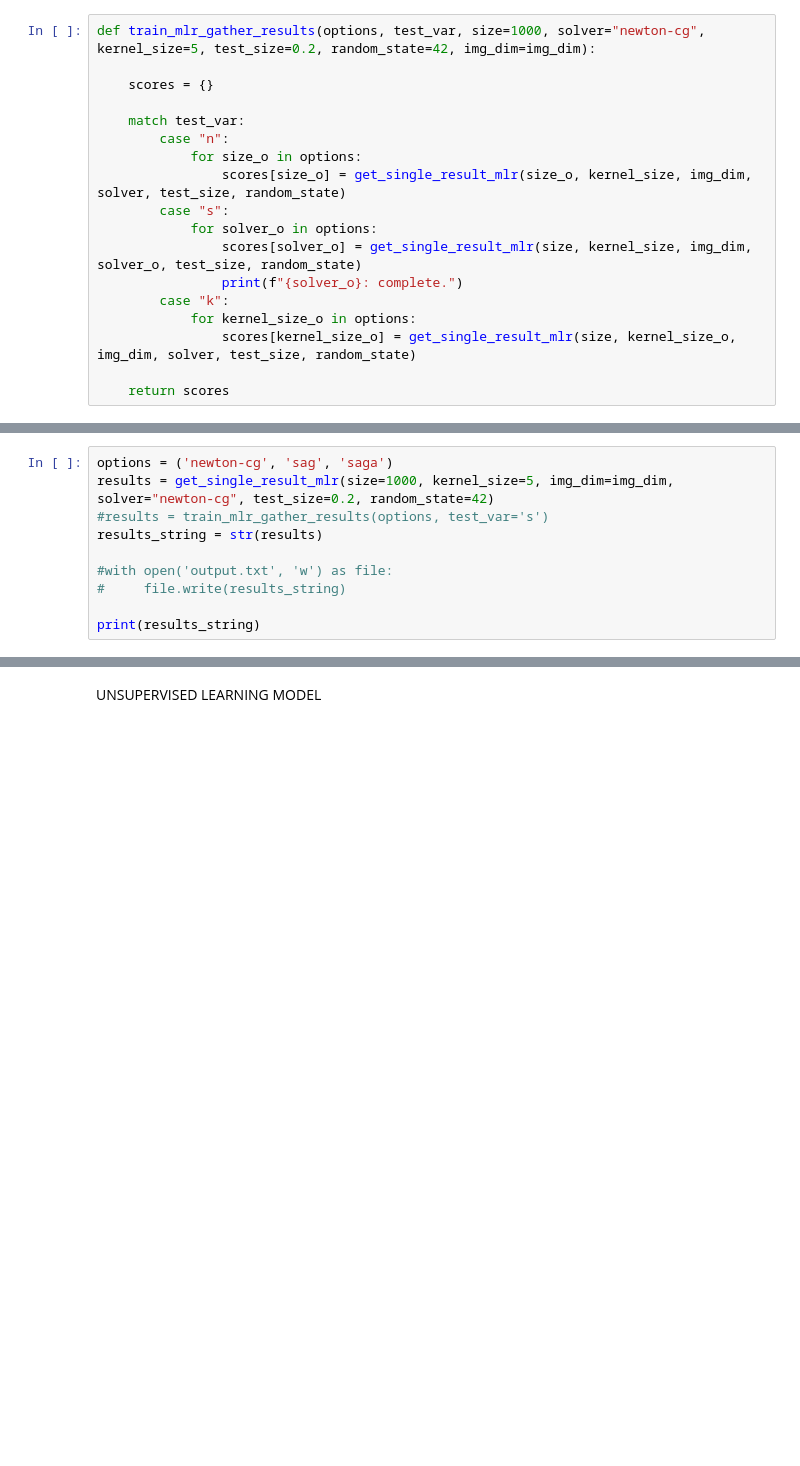
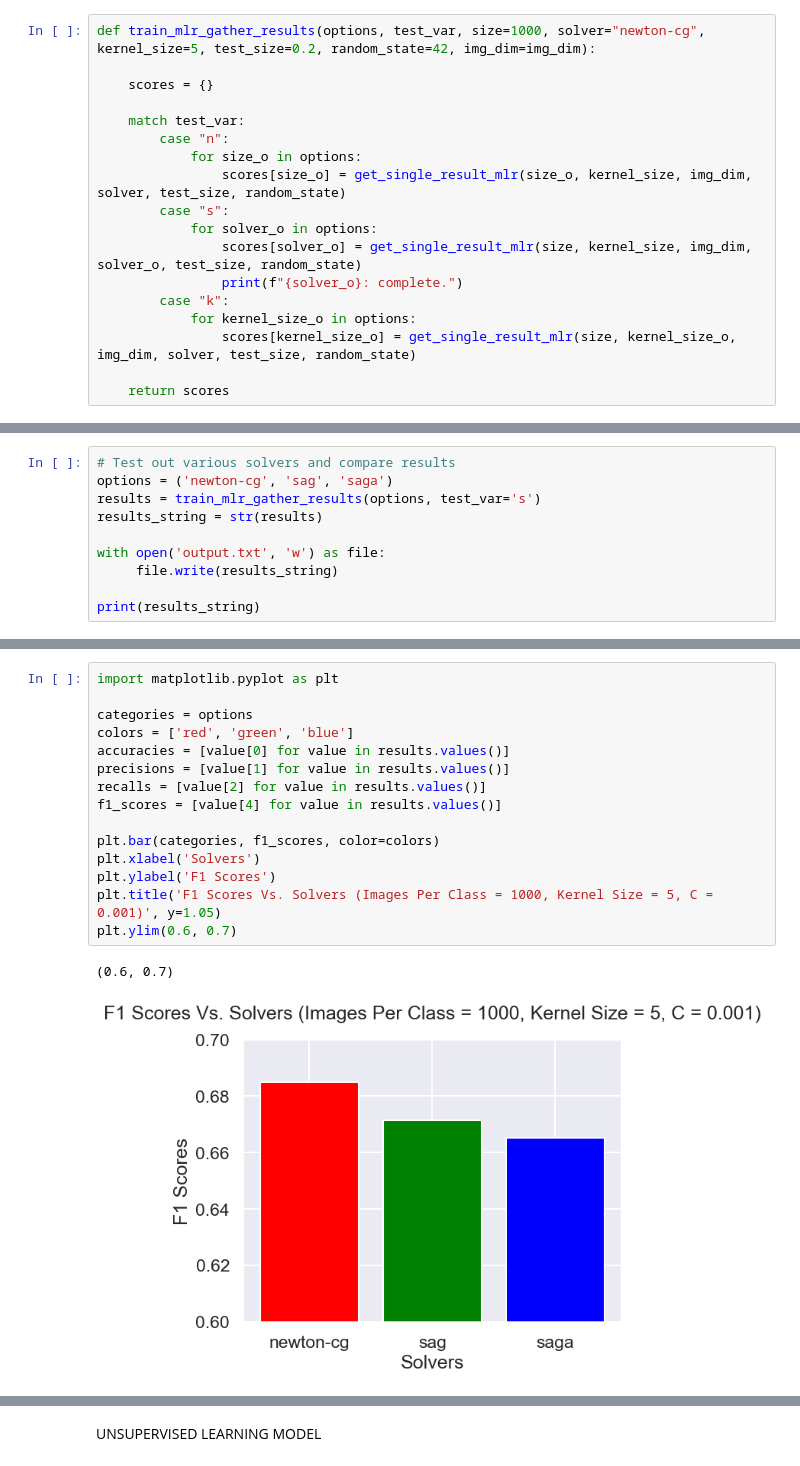
Before and after one commit to gilololol64/DataScienceProject, a Jupyter notebook: sample.ipynb, the cells around one changed output, grey strips where cells are left out. Saved outputs shown, nothing was run; the diff lists cells and outputs as text; blank space fills up the shorter version.

Commit message:
Tested out 3 solvers and produced charts with the results gathered.

```diff
--- a/sample.ipynb
+++ b/sample.ipynb
@@ -170,13 +168,13 @@ print(f"Best C value: {best_c}")
 # %% [output]
 Best C value: 0.001
 # %%
+# Test out various solvers and compare results
 options = ('newton-cg', 'sag', 'saga')
-results = get_single_result_mlr(size=1000, kernel_size=5, img_dim=img_dim, solver="newton-cg", test_size=0.2, random_state=42)
-#results = train_mlr_gather_results(options, test_var='s')
+results = train_mlr_gather_results(options, test_var='s')
 results_string = str(results)
 
-#with open('output.txt', 'w') as file:
-#     file.write(results_string)
+with open('output.txt', 'w') as file:
+     file.write(results_string)
 
 print(results_string)
 # %% [output]
@@ -183,0 +196,18 @@ KeyboardInterrupt:
+# %%
+import matplotlib.pyplot as plt
+
+categories = options
+colors = ['red', 'green', 'blue']
+accuracies = [value[0] for value in results.values()]
+precisions = [value[1] for value in results.values()]
+recalls = [value[2] for value in results.values()]
+f1_scores = [value[4] for value in results.values()]
+
+plt.bar(categories, f1_scores, color=colors)
+plt.xlabel('Solvers')
+plt.ylabel('F1 Scores')
+plt.title('F1 Scores Vs. Solvers (Images Per Class = 1000, Kernel Size = 5, C = 0.001)', y=1.05)
+plt.ylim(0.6, 0.7)
+# %% [output]
+(0.6, 0.7)
+[figure, added]
```
Also changed, not shown: parts of 3 cells of this notebook, 1 other file.
